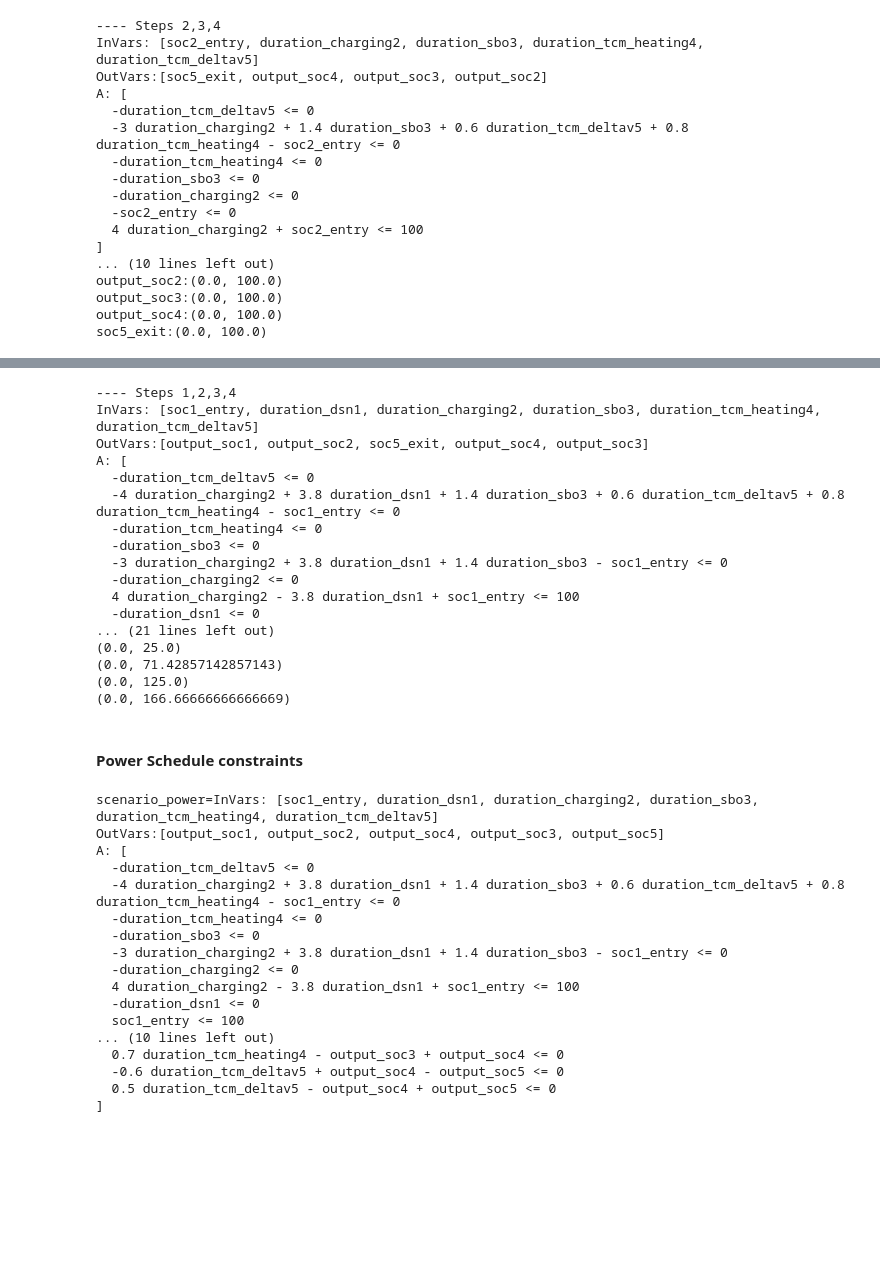
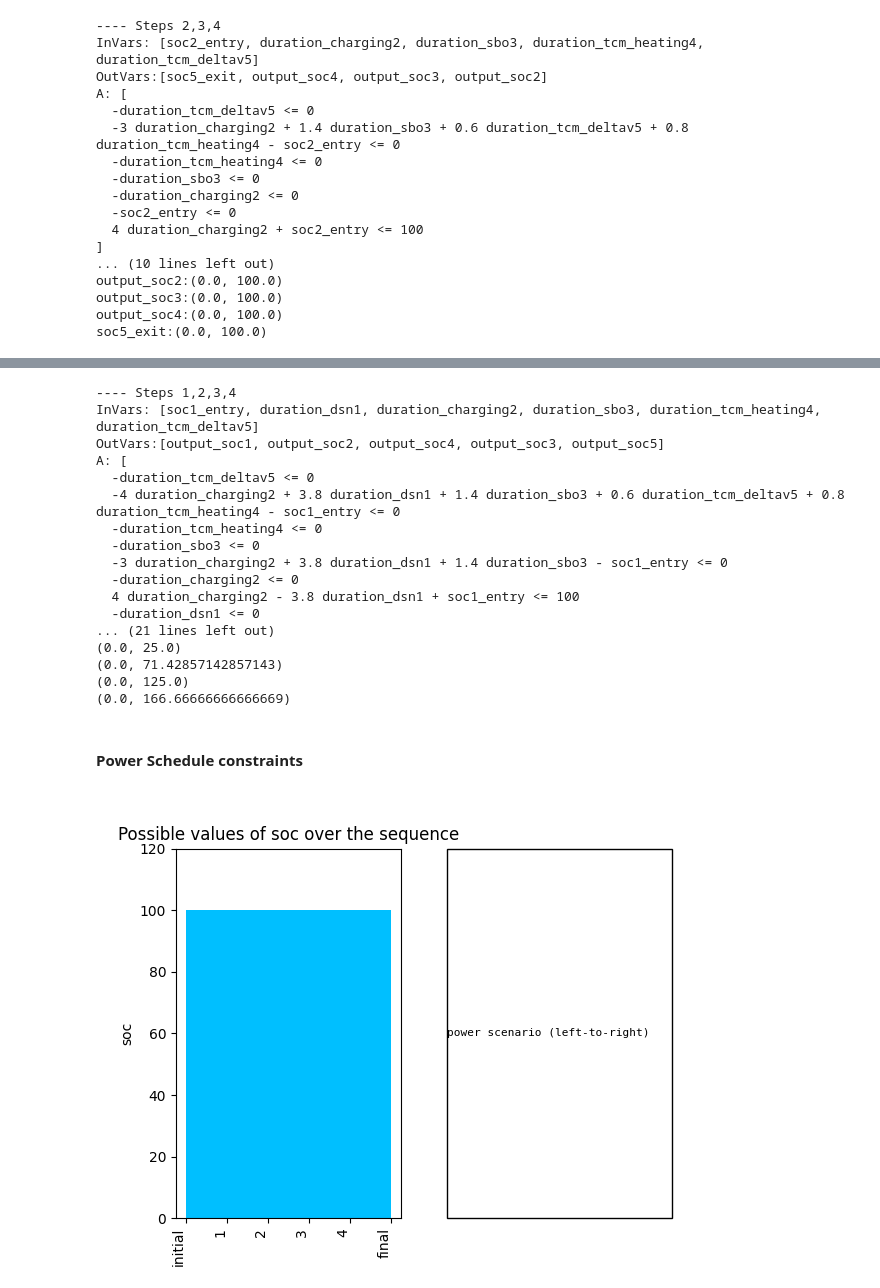
Before and after one commit to pacti-org/cs-space-mission, a Jupyter notebook: space_mission/space_mission_power.ipynb, the cells around one changed output, grey strips where cells are left out. Drawn from its saved outputs; the diff is of its cells as text; code cells hidden in the pictures; blank space fills up the shorter version.

```diff
--- a/space_mission/space_mission_power.ipynb
+++ b/space_mission/space_mission_power.ipynb
@@ -38,31 +31,28 @@ def CHRG_power(s: int, generation: Tuple[float, float]) -> PolyhedralContract:
     ],
     assumptions = [
       # Task has a positive scheduled duration
-      f"-duration_charging{s} <= 0",
-      # Upper bound on entry soc
-      f"soc{s}_entry <= 100.0",
-      # Lower bound on entry soc
-      f"-soc{s}_entry <= 0",
-      # Battery should not overcharge
+      f"0 <= duration_charging{s}",
+      # Lower and upper bound on entry soc
+      f"0 <= soc{s}_entry <= 100.0",
+      # The increase under the maximum generation rate should not overcharge the battery.
       f"soc{s}_entry + {generation[1]}*duration_charging{s} <= 100",
     ],
     guarantees = [
       # duration*generation(min) <= soc{exit} - soc{entry} <= duration*generation(max)
-      f" soc{s}_exit - soc{s}_entry - {generation[1]}*duration_charging{s} <= 0",
-      f"-soc{s}_exit + soc{s}_entry + {generation[0]}*duration_charging{s} <= 0",
+      f"{generation[0]}*duration_charging{s} <= soc{s}_exit - soc{s}_entry <= {generation[1]}*duration_charging{s}",
 
       # Battery cannot exceed maximum SOC
       f"soc{s}_exit <= 100.0",
 
       # Battery should not completely discharge
-      f"-soc{s}_exit <= 0",
+      f"0 <= soc{s}_exit",
     ])
   return spec
 
 charging1_power = CHRG_power(s=2, generation=(3.0, 4.0))
 print(f"Contract charging1_power:\n\n{charging1_power}")
 
-_ = plot_guarantees(contract=charging1_power,
+_ = plot_guarantees_with_bounds_hover(contract=charging1_power,
                 x_var=Var("duration_charging2"),
                 y_var=Var("soc2_exit"),
                 var_values={
@@ -442,13 +429,18 @@ output_soc3:(0.0, 100.0)
 output_soc4:(0.0, 100.0)
 soc5_exit:(0.0, 100.0)
 # %%
-back1234=scenario_sequence(c1=dsn1_power, c2=back234, variables=["soc"], c1index=1)
+back1234=scenario_sequence(c1=dsn1_power, c2=back234, variables=["soc"], c1index=1).rename_variables([("soc5_exit", "output_soc5")])
 print(f"---- Steps 1,2,3,4\n{back1234}")
 print("output_soc2:"+str(back1234.get_variable_bounds("output_soc1")))
 print("output_soc2:"+str(back1234.get_variable_bounds("output_soc2")))
 print("output_soc3:"+str(back1234.get_variable_bounds("output_soc3")))
 print("output_soc4:"+str(back1234.get_variable_bounds("output_soc4")))
-print("soc5_exit:"+str(back1234.get_variable_bounds("soc5_exit")))
+print("output_soc5:"+str(back1234.get_variable_bounds("output_soc5")))
+print(back1234.get_variable_bounds("duration_dsn1"))
+print(back1234.get_variable_bounds("duration_charging2"))
+print(back1234.get_variable_bounds("duration_sbo3"))
+print(back1234.get_variable_bounds("duration_tcm_heating4"))
+print(back1234.get_variable_bounds("duration_tcm_deltav5"))
 # %% [output]
 ---- Steps 1,2,3,4
 InVars: [soc1_entry, duration_dsn1, duration_charging2, duration_sbo3, duration_tcm_heating4, duration_tcm_deltav5]
@@ -470,11 +462,11 @@ soc5_exit:(0.0, 100.0)
 # %%
-steps1234=scenario_sequence(c1=steps123, c2=tcm1_power, variables=["soc"], c1index=3)
+steps1234=scenario_sequence(c1=steps123, c2=tcm1_power, variables=["soc"], c1index=3).rename_variables([("soc5_exit", "output_soc5")])
 print(f"---- Steps 1,2,3,4\n{steps1234}")
-print("output_soc1:"+str(steps123.get_variable_bounds("output_soc1")))
-print("output_soc2:"+str(steps123.get_variable_bounds("output_soc2")))
-print("output_soc3:"+str(steps123.get_variable_bounds("output_soc3")))
-print("output_soc4:"+str(steps123.get_variable_bounds("output_soc4")))
-print("soc5_exit:"+str(steps123.get_variable_bounds("soc5_exit")))
+print("output_soc1:"+str(steps1234.get_variable_bounds("output_soc1")))
+print("output_soc2:"+str(steps1234.get_variable_bounds("output_soc2")))
+print("output_soc3:"+str(steps1234.get_variable_bounds("output_soc3")))
+print("output_soc4:"+str(steps1234.get_variable_bounds("output_soc4")))
+print("output_soc5:"+str(steps1234.get_variable_bounds("output_soc5")))
 print(steps1234.get_variable_bounds("duration_dsn1"))
 print(steps1234.get_variable_bounds("duration_charging2"))
 print(steps1234.get_variable_bounds("duration_sbo3"))
@@ -483,7 +475,7 @@ print(steps1234.get_variable_bounds("duration_tcm_deltav5"))
 # %% [output]
 ---- Steps 1,2,3,4
 InVars: [soc1_entry, duration_dsn1, duration_charging2, duration_sbo3, duration_tcm_heating4, duration_tcm_deltav5]
-OutVars:[output_soc1, output_soc2, soc5_exit, output_soc4, output_soc3]
+OutVars:[output_soc1, output_soc2, output_soc4, output_soc3, output_soc5]
 A: [
   -duration_tcm_deltav5 <= 0
   -4 duration_charging2 + 3.8 duration_dsn1 + 1.4 duration_sbo3 + 0.6 duration_tcm_deltav5 + 0.8 duration_tcm_heating4 - soc1_entry <= 0
@@ -500,25 +492,4 @@ A: [
 (0.0, 166.66666666666669)
 # %% [markdown]
 #### Power Schedule constraints
-# %%
-scenario_power=steps1234.rename_variables([("soc5_exit", "output_soc5")])
-print(f"scenario_power={scenario_power}")
-# %% [output]
-scenario_power=InVars: [soc1_entry, duration_dsn1, duration_charging2, duration_sbo3, duration_tcm_heating4, duration_tcm_deltav5]
-OutVars:[output_soc1, output_soc2, output_soc4, output_soc3, output_soc5]
-A: [
-  -duration_tcm_deltav5 <= 0
-  -4 duration_charging2 + 3.8 duration_dsn1 + 1.4 duration_sbo3 + 0.6 duration_tcm_deltav5 + 0.8 duration_tcm_heating4 - soc1_entry <= 0
-  -duration_tcm_heating4 <= 0
-  -duration_sbo3 <= 0
-  -3 duration_charging2 + 3.8 duration_dsn1 + 1.4 duration_sbo3 - soc1_entry <= 0
-  -duration_charging2 <= 0
-  4 duration_charging2 - 3.8 duration_dsn1 + soc1_entry <= 100
-  -duration_dsn1 <= 0
-  soc1_entry <= 100
-... (10 lines left out)
-  0.7 duration_tcm_heating4 - output_soc3 + output_soc4 <= 0
-  -0.6 duration_tcm_deltav5 + output_soc4 - output_soc5 <= 0
-  0.5 duration_tcm_deltav5 - output_soc4 + output_soc5 <= 0
-]
 # %%
@@ -525,0 +500,13 @@ write_contracts_to_file(contracts=[scenario_power], names=["scenario_power"], fi
+# %%
+var="soc"
+bounds = [check_tuple(back1234.get_variable_bounds(f"{var}1_entry"))]
+labels = ["initial"]
+n = 5
+for i in range(1, n):
+    bounds += [check_tuple(back1234.get_variable_bounds(f"output_{var}{i}"))]
+    labels += [f"{i}"]
+bounds += [check_tuple(back1234.get_variable_bounds(f"output_{var}{n}"))]
+labels += [f"final"]
+_ = plot_steps(bounds, labels, ylabel=var, title=f"Possible values of {var} over the sequence", text="power scenario (left-to-right)")
+# %% [output]
+[figure, added]
```
Also changed, not shown: parts of 14 cells of this notebook, 29 other files.
